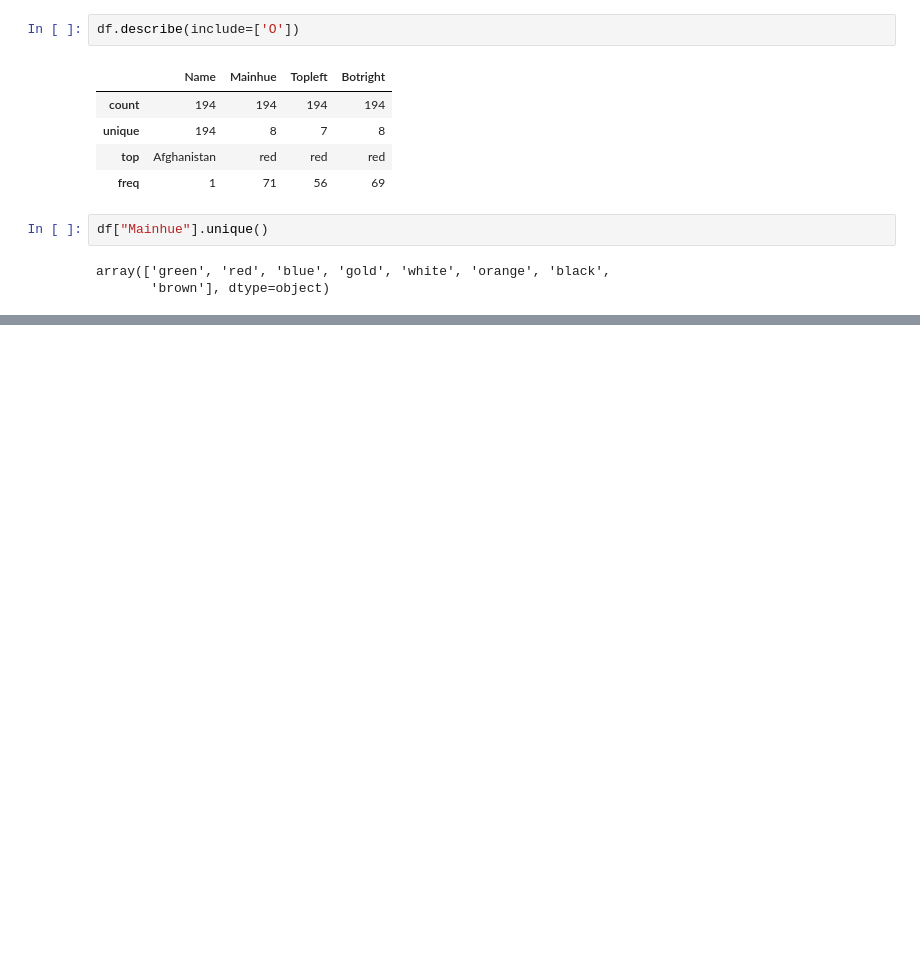
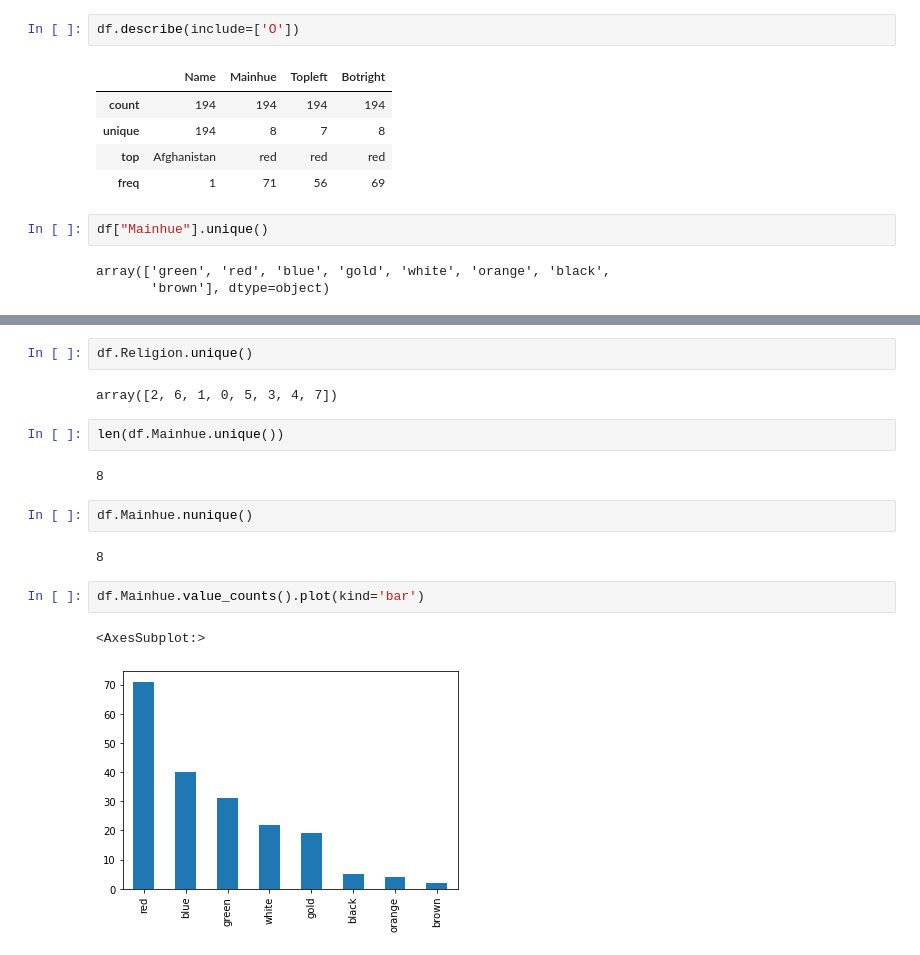
Before and after one commit to insdout/Basic-Statistics, a Jupyter notebook: Flags.ipynb, the cells around one changed output, grey strips where cells are left out. Saved outputs shown, nothing was run; the diff lists cells and outputs as text; blank space fills up the shorter version.

```diff
--- a/Flags.ipynb
+++ b/Flags.ipynb
@@ -40,0 +69,17 @@ array(['green', 'red', 'blue', 'gold', 'white', 'orange', 'black',
+# %%
+df.Religion.unique()
+# %% [output]
+array([2, 6, 1, 0, 5, 3, 4, 7])
+# %%
+len(df.Mainhue.unique())
+# %% [output]
+8
+# %%
+df.Mainhue.nunique()
+# %% [output]
+8
+# %%
+df.Mainhue.value_counts().plot(kind='bar')
+# %% [output]
+<AxesSubplot:>
+[figure, added]
```
Also changed, not shown: parts of 19 cells of this notebook.
